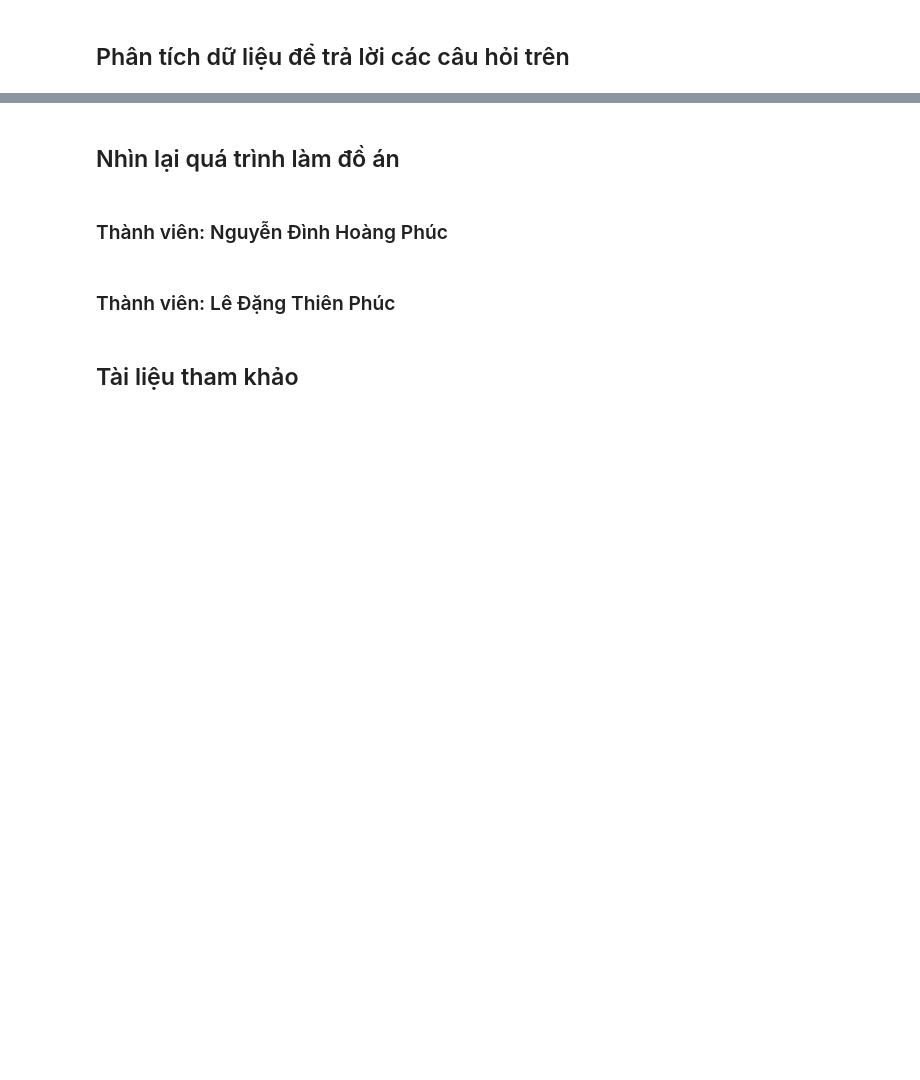
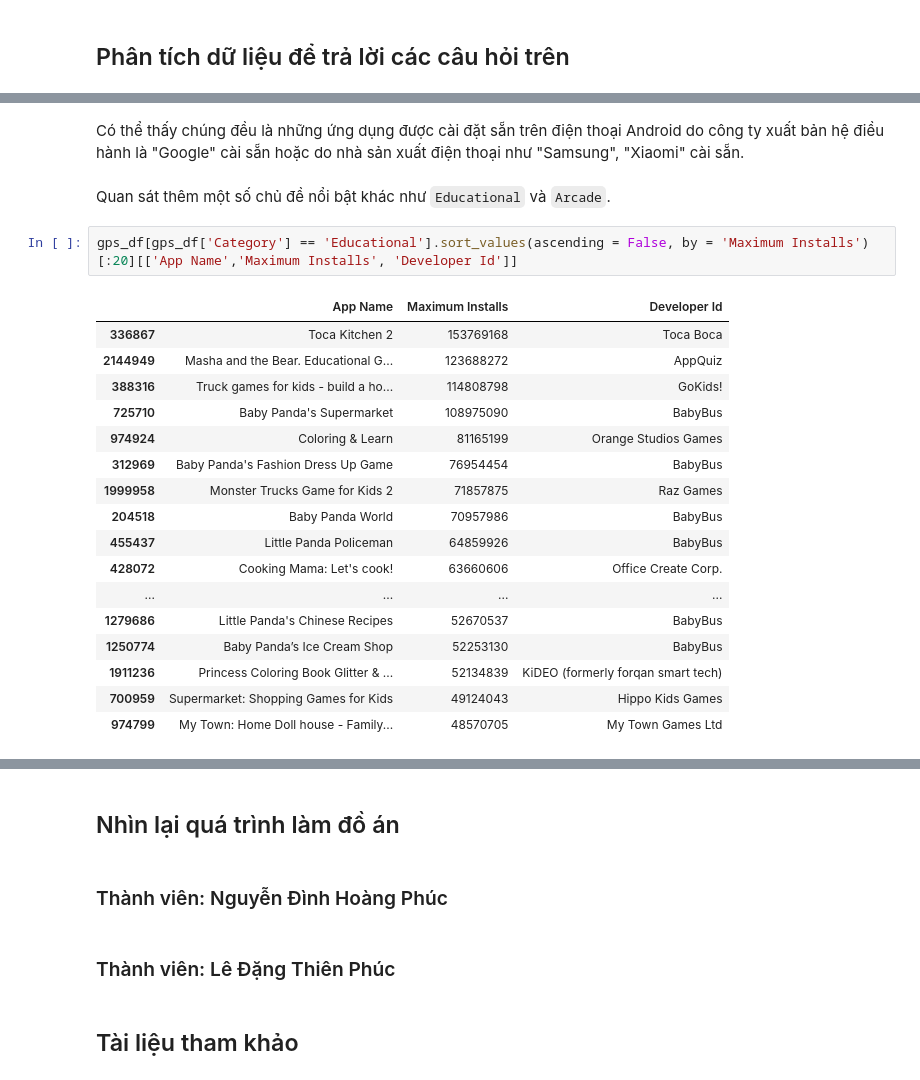
Before and after one commit to ldtpvince/P4DS_FINAL_PJ, a Jupyter notebook: 18120143-18120512.ipynb, the cells around one changed output, grey strips where cells are left out. Saved outputs shown, nothing was run; the diff lists cells and outputs as text; blank space fills up the shorter version.

```diff
--- a/18120143-18120512.ipynb
+++ b/18120143-18120512.ipynb
@@ -344,0 +557,24 @@ Cột currency có giá trị "XXX" mang ý nghĩa là "No currency" (theo Wikip
+# %% [markdown]
+Có thể thấy chúng đều là những ứng dụng được cài đặt sẵn trên điện thoại Android do công ty xuất bản hệ điều hành là "Google" cài sẵn hoặc do nhà sản xuất điện thoại như "Samsung", "Xiaomi" cài sẵn.
+# %% [markdown]
+Quan sát thêm một số chủ đề nổi bật khác như `Educational` và `Arcade`.
+# %%
+gps_df[gps_df['Category'] == 'Educational'].sort_values(ascending = False, by = 'Maximum Installs')[:20][['App Name','Maximum Installs', 'Developer Id']]
+# %% [output]
+|  | App Name | Maximum Installs | Developer Id |
+| 336867 | Toca Kitchen 2 | 153769168 | Toca Boca |
+| 2144949 | Masha and the Bear. Educational G... | 123688272 | AppQuiz |
+| 388316 | Truck games for kids - build a ho... | 114808798 | GoKids! |
+| 725710 | Baby Panda's Supermarket | 108975090 | BabyBus |
+| 974924 | Coloring & Learn | 81165199 | Orange Studios Games |
+| 312969 | Baby Panda's Fashion Dress Up Game | 76954454 | BabyBus |
+| 1999958 | Monster Trucks Game for Kids 2 | 71857875 | Raz Games |
+| 204518 | Baby Panda World | 70957986 | BabyBus |
+| 455437 | Little Panda Policeman | 64859926 | BabyBus |
+| 428072 | Cooking Mama: Let's cook! | 63660606 | Office Create Corp. |
+| ... | ... | ... | ... |
+| 1279686 | Little Panda's Chinese Recipes | 52670537 | BabyBus |
+| 1250774 | Baby Panda’s Ice Cream Shop | 52253130 | BabyBus |
+| 1911236 | Princess Coloring Book Glitter & ... | 52134839 | KiDEO (formerly forqan smart tech) |
+| 700959 | Supermarket: Shopping Games for Kids | 49124043 | Hippo Kids Games |
+| 974799 | My Town: Home Doll house - Family... | 48570705 | My Town Games Ltd |
```
Also changed, not shown: parts of 42 cells of this notebook.
